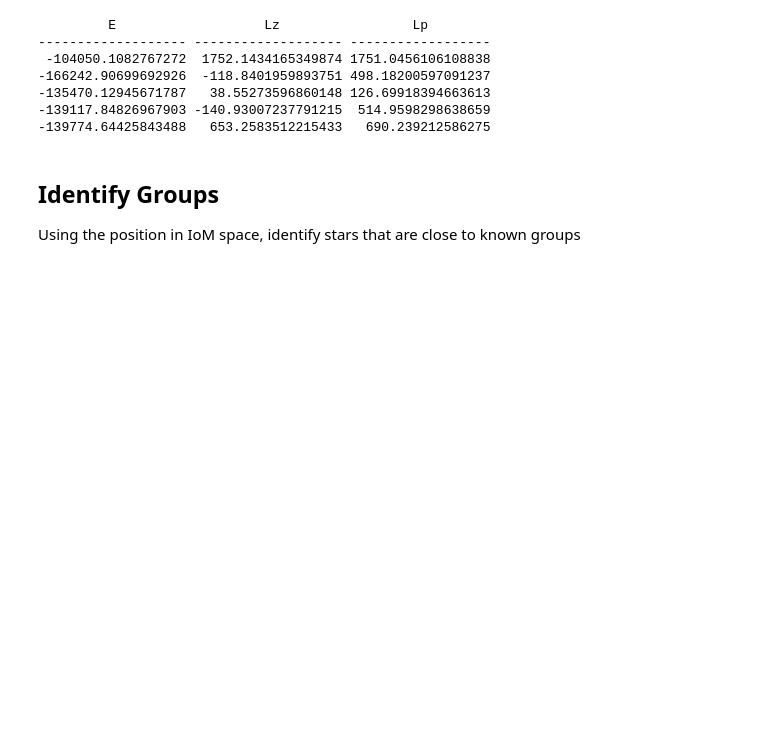
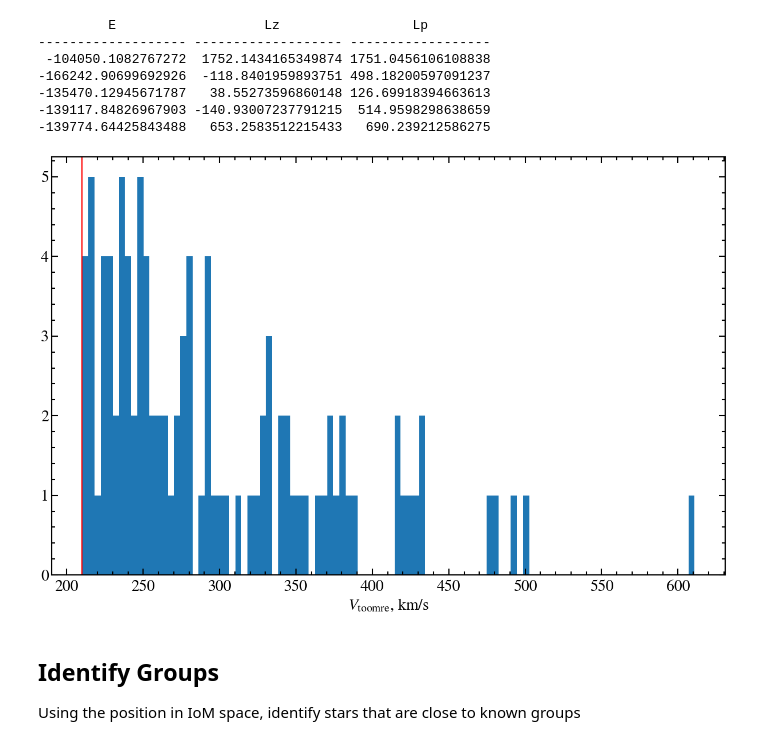
Before and after one commit to TomCallingham/id_Dodd23, a Jupyter notebook: Examples/Example_Notebook.ipynb, the cells around one changed output. Saved outputs shown, nothing was run; the diff lists cells and outputs as text; code cells hidden in the pictures; blank space fills up the shorter version.

Commit message:
Plot Updated, moved and cleaned id_star funcs

```diff
--- a/Examples/Example_Notebook.ipynb
+++ b/Examples/Example_Notebook.ipynb
@@ -77,6 +80,17 @@ print(astro_tab[:5][["E","Lz","Lp"]])
 -135470.12945671787   38.55273596860148 126.69918394663613
 -139117.84826967903 -140.93007237791215  514.9598298638659
 -139774.64425843488   653.2583512215433   690.239212586275
+# %%
+v_toomre = calc_vtoomre(xyz)
+vT,vP = calc_vT_vP(xyz)
+# %%
+plt.figure()
+plt.hist(v_toomre,bins=100)
+plt.xlabel(r"$V_{\mathrm{toomre}}$, km/s")
+plt.axvline(210,c="r")
+plt.show()
+# %% [output]
+[figure, added]
 # %% [markdown]
 ## Identify Groups
 Using the position in IoM space, identify stars that are close to known groups
```
Also changed, not shown: parts of 21 cells of this notebook, 35 other files.
